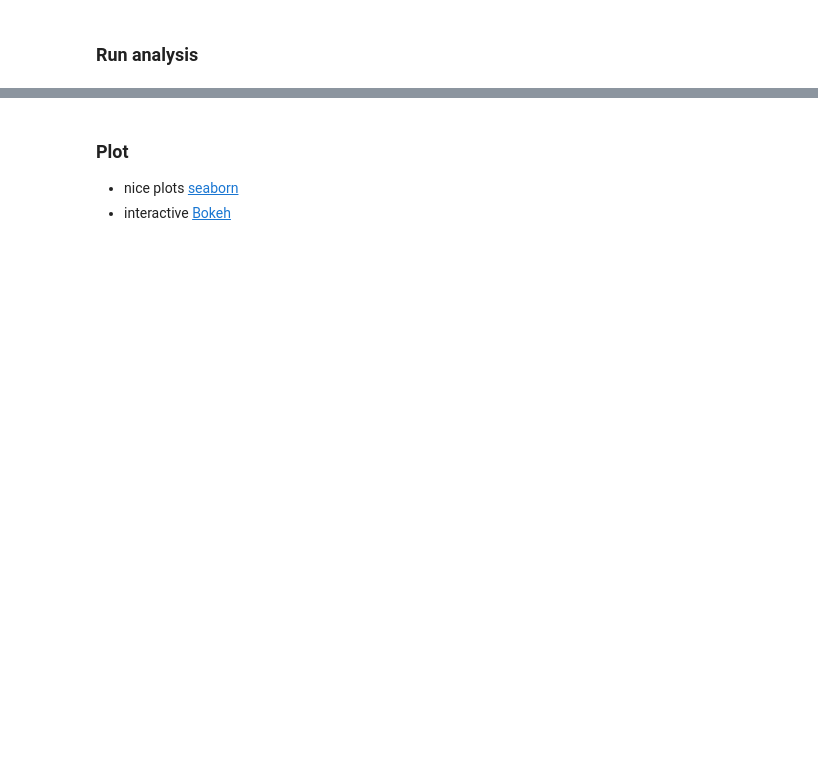
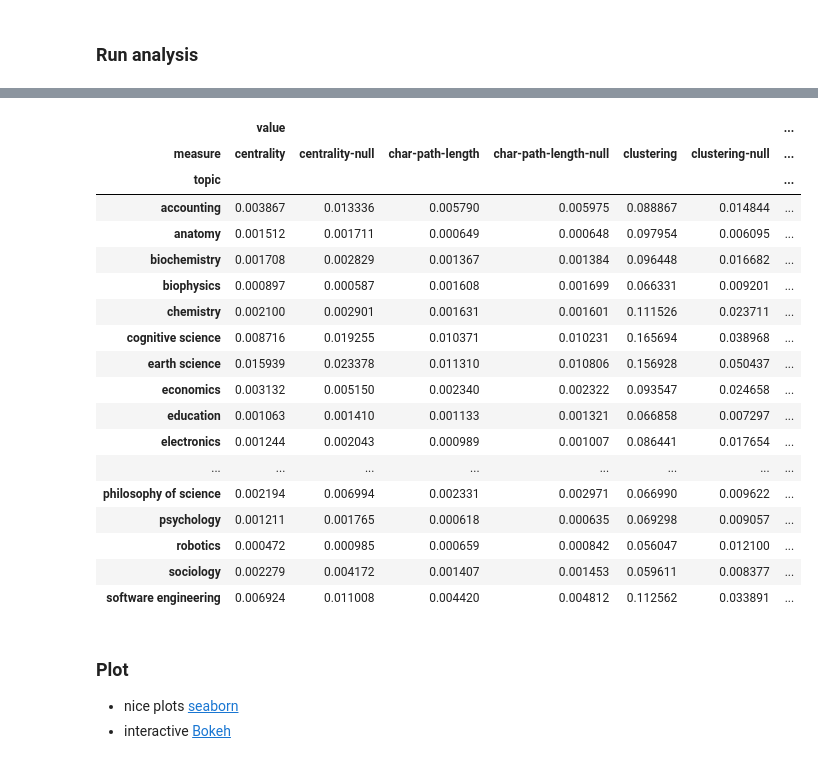
Before and after one commit to harangju/wikinet, a Jupyter notebook: analysis/analyze-network-measures.ipynb, the cells around one changed output, grey strips where cells are left out. Saved outputs shown, nothing was run; the diff lists cells and outputs as text; code cells hidden in the pictures; blank space fills up the shorter version.

```diff
--- a/analysis/analyze-network-measures.ipynb
+++ b/analysis/analyze-network-measures.ipynb
@@ -108,7 +73,0 @@ for topic, graph in graphs.items():
-# %%
-import scipy.io as sio
-
-path = '/Users/harangju/Developer/data/wiki/graphs/'
-for topic, graph in graphs.items():
-    x = nx.convert_matrix.to_numpy_array(graph)
-    sio.savemat(path + topic + '.mat', {'X': x})
@@ -138,6 +73,0 @@ for i in range(len(metrics['topics'][0])):
-# %%
-for topic in stats.keys():
-    for stat in stats[topic].keys():
-        if 'values' in stats[topic][stat].keys():
-            stats[topic][stat]['mean'] = np.mean(stats[topic][stat]['values'])
-            stats[topic][stat]['std'] = np.std(stats[topic][stat]['values'])
@@ -173,3 +196,28 @@ pandas.DataFrame(mean).transpose()
+# %%
+df_expand.groupby(['topic','measure'])\
+    .mean()\
+    .reset_index()\
+    .pivot(index='topic',columns='measure')
+# %% [output]
+|  | value |  |  |  |  |  | ... |
+| measure | centrality | centrality-null | char-path-length | char-path-length-null | clustering | clustering-null | ... |
+| topic |  |  |  |  |  |  | ... |
+| accounting | 0.003867 | 0.013336 | 0.005790 | 0.005975 | 0.088867 | 0.014844 | ... |
+| anatomy | 0.001512 | 0.001711 | 0.000649 | 0.000648 | 0.097954 | 0.006095 | ... |
+| biochemistry | 0.001708 | 0.002829 | 0.001367 | 0.001384 | 0.096448 | 0.016682 | ... |
+| biophysics | 0.000897 | 0.000587 | 0.001608 | 0.001699 | 0.066331 | 0.009201 | ... |
+| chemistry | 0.002100 | 0.002901 | 0.001631 | 0.001601 | 0.111526 | 0.023711 | ... |
+| cognitive science | 0.008716 | 0.019255 | 0.010371 | 0.010231 | 0.165694 | 0.038968 | ... |
+| earth science | 0.015939 | 0.023378 | 0.011310 | 0.010806 | 0.156928 | 0.050437 | ... |
+| economics | 0.003132 | 0.005150 | 0.002340 | 0.002322 | 0.093547 | 0.024658 | ... |
+| education | 0.001063 | 0.001410 | 0.001133 | 0.001321 | 0.066858 | 0.007297 | ... |
+| electronics | 0.001244 | 0.002043 | 0.000989 | 0.001007 | 0.086441 | 0.017654 | ... |
+| ... | ... | ... | ... | ... | ... | ... | ... |
+| philosophy of science | 0.002194 | 0.006994 | 0.002331 | 0.002971 | 0.066990 | 0.009622 | ... |
+| psychology | 0.001211 | 0.001765 | 0.000618 | 0.000635 | 0.069298 | 0.009057 | ... |
+| robotics | 0.000472 | 0.000985 | 0.000659 | 0.000842 | 0.056047 | 0.012100 | ... |
+| sociology | 0.002279 | 0.004172 | 0.001407 | 0.001453 | 0.059611 | 0.008377 | ... |
+| software engineering | 0.006924 | 0.011008 | 0.004420 | 0.004812 | 0.112562 | 0.033891 | ... |
 # %% [markdown]
 ### Plot
 
```
Also changed, not shown: parts of 23 cells of this notebook.
